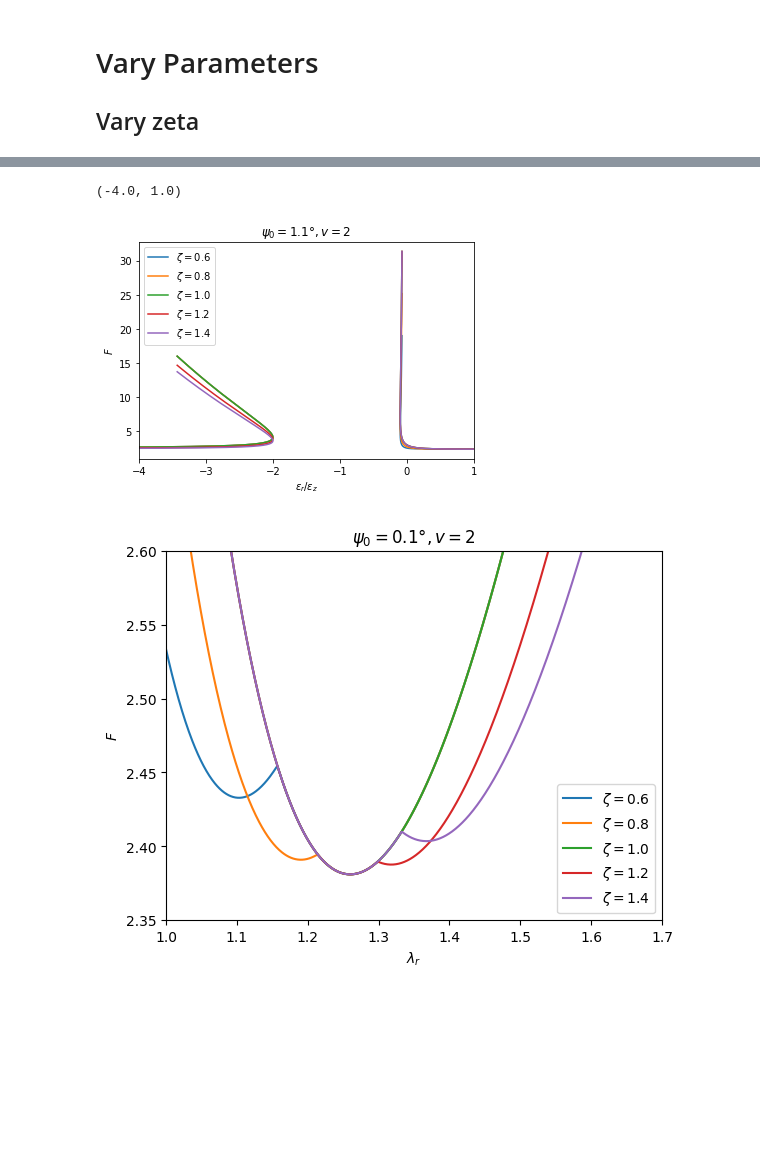
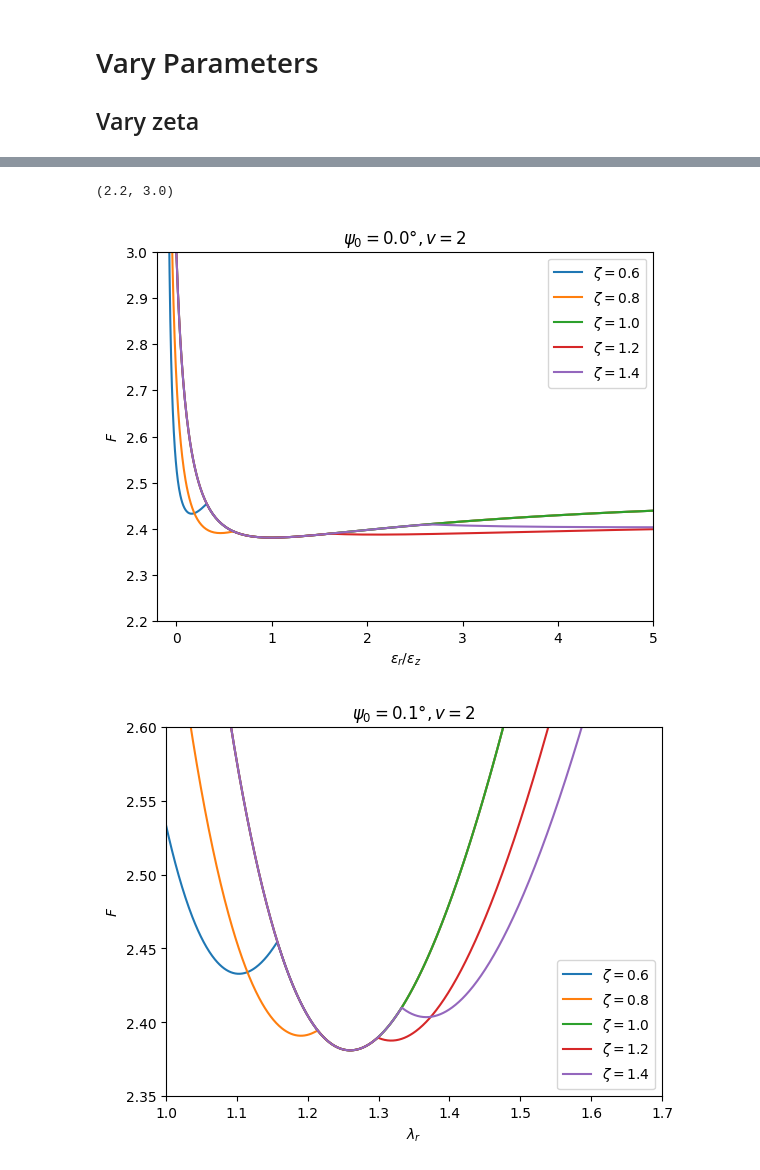
Before and after one commit to gouwsxander/hydrated-liquid-crystal-elastomers, a Jupyter notebook: Free energy minimization/plot_free_energy.ipynb, the cells around one changed output, grey strips where cells are left out. Drawn from its saved outputs; the diff is of its cells as text; code cells hidden in the pictures; blank space fills up the shorter version.

Commit message:
lots of plots
Bifurcation diagrams and some analytical exploration

```diff
--- a/Free energy minimization/plot_free_energy.ipynb
+++ b/Free energy minimization/plot_free_energy.ipynb
@@ -166,11 +166,11 @@ plt.show()
 # %%
-plot_reduced_free_energy_vs_strain_ratio_vary_zeta(lambda_r_array_wide, 0.02, 2, zeta_list)
+plot_reduced_free_energy_vs_strain_ratio_vary_zeta(lambda_r_array_wide, 0.001 * np.pi / 180, 2, zeta_list)
 
-plt.xlim(-4,1)
-#plt.ylim(2.2,3)
+plt.xlim(-0.2,5)
+plt.ylim(2.2,3)
 # %% [output]
-(-4.0, 1.0)
+(2.2, 3.0)
-[figure, old version]
+[figure, new version]
 # %%
 zeta_list = [0.6, 0.8, ONE, 1.2, 1.4]
 
```
Also changed, not shown: parts of 18 cells of this notebook, 2 other files.
